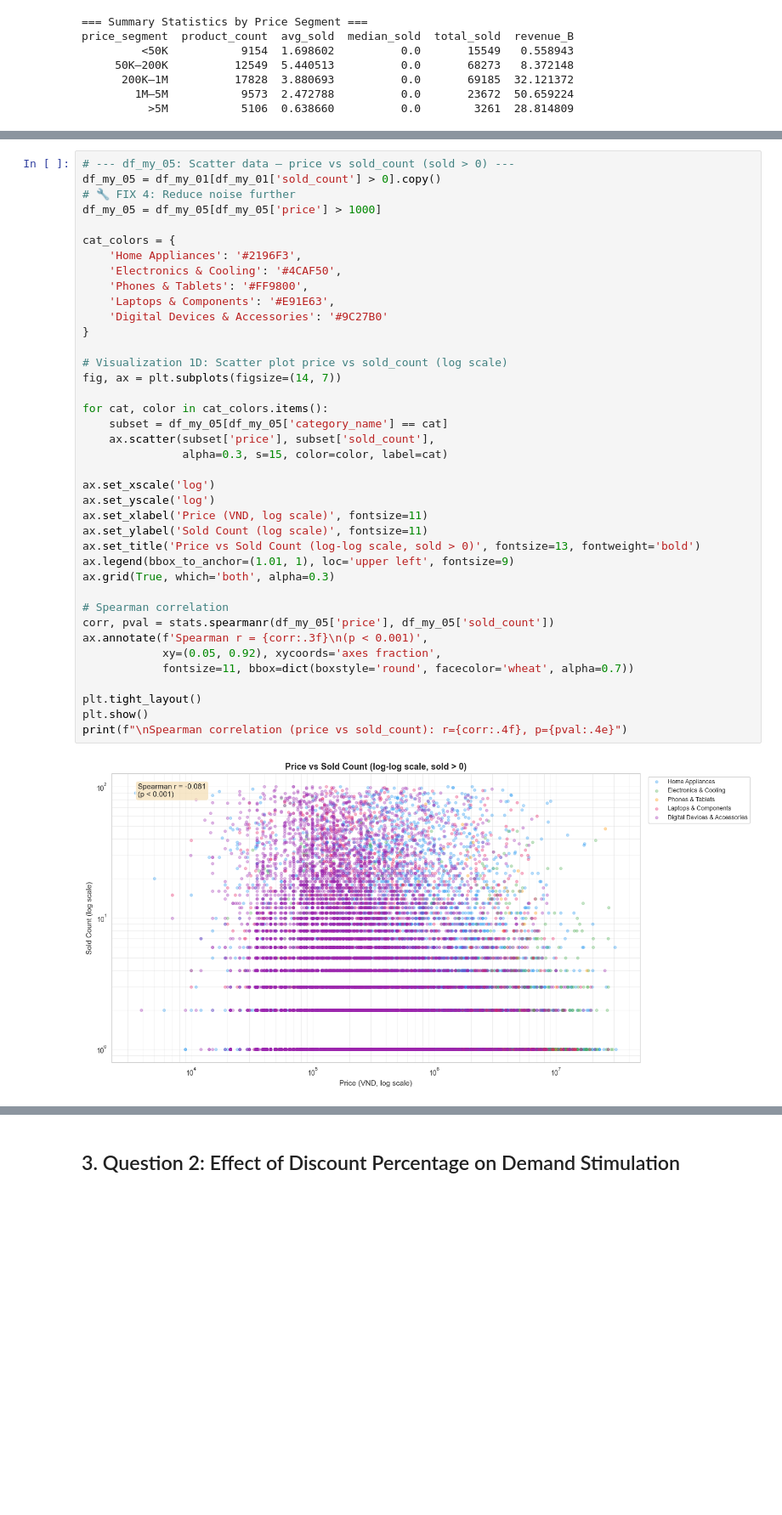
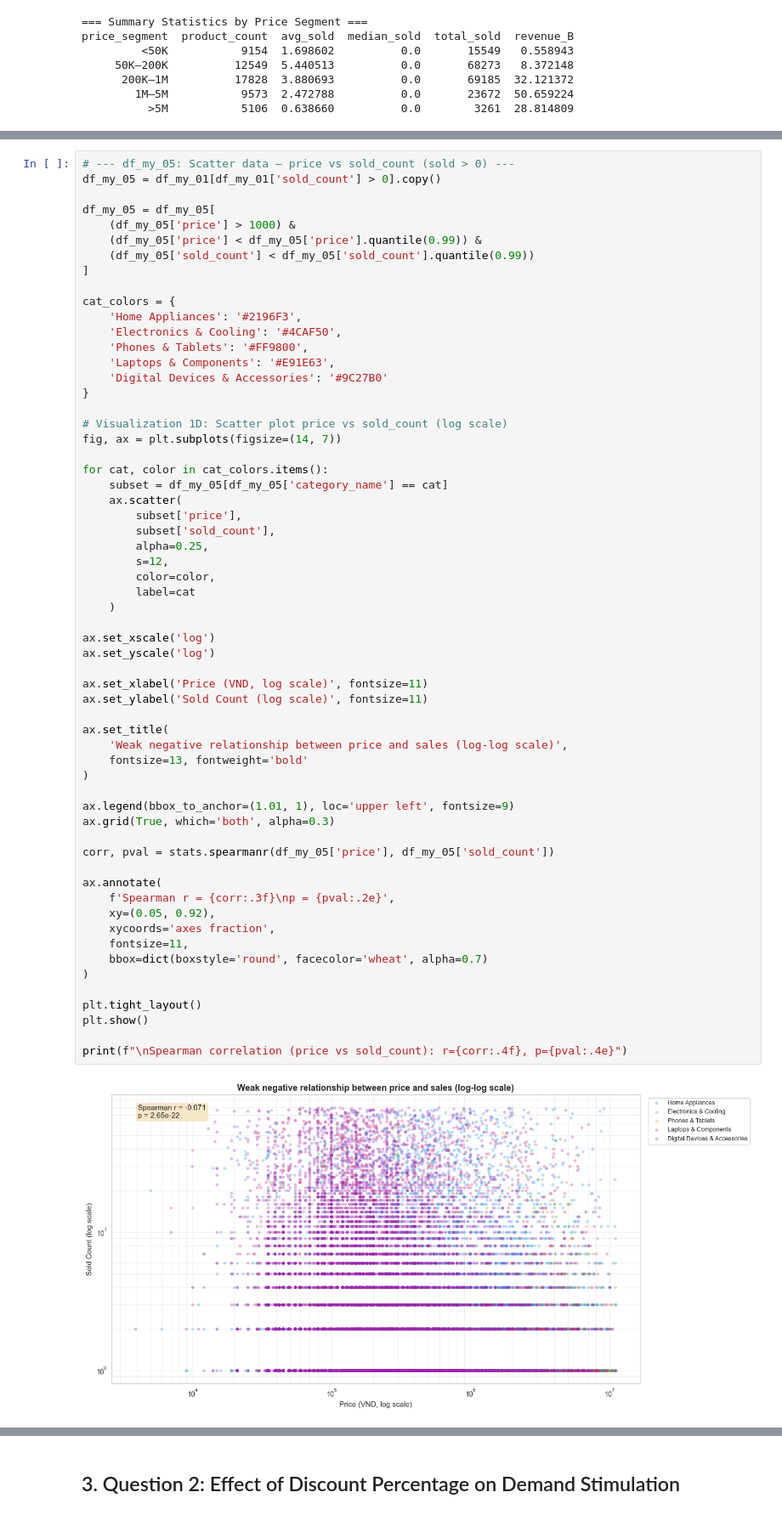
Before and after one commit to phuongth05/DV_LAB01, a Jupyter notebook: groups/my.ipynb, the cells around one changed output, grey strips where cells are left out. Shown at 85% size. Saved outputs shown, nothing was run; the diff lists cells and outputs as text; blank space fills up the shorter version.

```diff
--- a/groups/my.ipynb
+++ b/groups/my.ipynb
@@ -280,41 +290,62 @@ plt.show()
 # %%
 # --- df_my_05: Scatter data – price vs sold_count (sold > 0) ---
 df_my_05 = df_my_01[df_my_01['sold_count'] > 0].copy()
-# 🔧 FIX 4: Reduce noise further
-df_my_05 = df_my_05[df_my_05['price'] > 1000]
+
+df_my_05 = df_my_05[
+    (df_my_05['price'] > 1000) &
+    (df_my_05['price'] < df_my_05['price'].quantile(0.99)) &
+    (df_my_05['sold_count'] < df_my_05['sold_count'].quantile(0.99))
+]
 
 cat_colors = {
     'Home Appliances': '#2196F3',
     'Electronics & Cooling': '#4CAF50',
     'Phones & Tablets': '#FF9800',
     'Laptops & Components': '#E91E63',
     'Digital Devices & Accessories': '#9C27B0'
 }
 
 # Visualization 1D: Scatter plot price vs sold_count (log scale)
 fig, ax = plt.subplots(figsize=(14, 7))
 
 for cat, color in cat_colors.items():
     subset = df_my_05[df_my_05['category_name'] == cat]
-    ax.scatter(subset['price'], subset['sold_count'],
-               alpha=0.3, s=15, color=color, label=cat)
+    ax.scatter(
+        subset['price'],
+        subset['sold_count'],
+        alpha=0.25,
+        s=12,
+        color=color,
+        label=cat
+    )
 
 ax.set_xscale('log')
 ax.set_yscale('log')
+
 ax.set_xlabel('Price (VND, log scale)', fontsize=11)
 ax.set_ylabel('Sold Count (log scale)', fontsize=11)
-ax.set_title('Price vs Sold Count (log-log scale, sold > 0)', fontsize=13, fontweight='bold')
+
+ax.set_title(
+    'Weak negative relationship between price and sales (log-log scale)',
+    fontsize=13, fontweight='bold'
+)
+
 ax.legend(bbox_to_anchor=(1.01, 1), loc='upper left', fontsize=9)
 ax.grid(True, which='both', alpha=0.3)
 
-# Spearman correlation
 corr, pval = stats.spearmanr(df_my_05['price'], df_my_05['sold_count'])
-ax.annotate(f'Spearman r = {corr:.3f}\n(p < 0.001)',
-            xy=(0.05, 0.92), xycoords='axes fraction',
-            fontsize=11, bbox=dict(boxstyle='round', facecolor='wheat', alpha=0.7))
+
+ax.annotate(
+    f'Spearman r = {corr:.3f}\np = {pval:.2e}',
+    xy=(0.05, 0.92),
+    xycoords='axes fraction',
+    fontsize=11,
+    bbox=dict(boxstyle='round', facecolor='wheat', alpha=0.7)
+)
 
 plt.tight_layout()
 plt.show()
+
 print(f"\nSpearman correlation (price vs sold_count): r={corr:.4f}, p={pval:.4e}")
 # %% [output]
-[figure, old version]
+[figure, new version]
```
Also changed, not shown: parts of 14 cells of this notebook, 1 other file.
